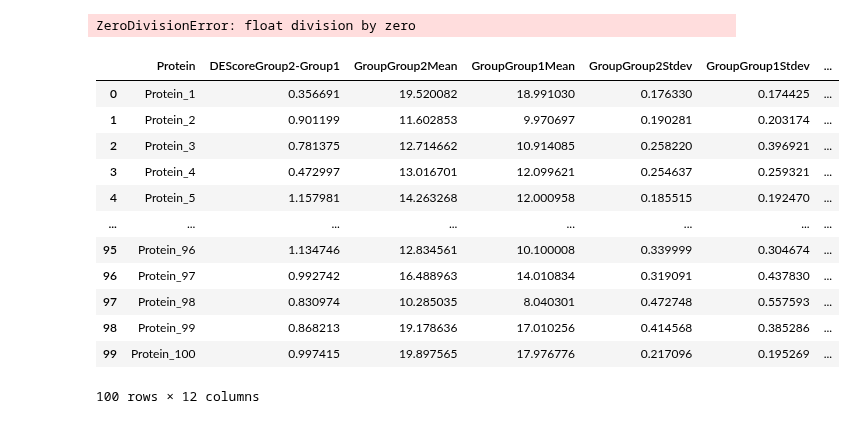
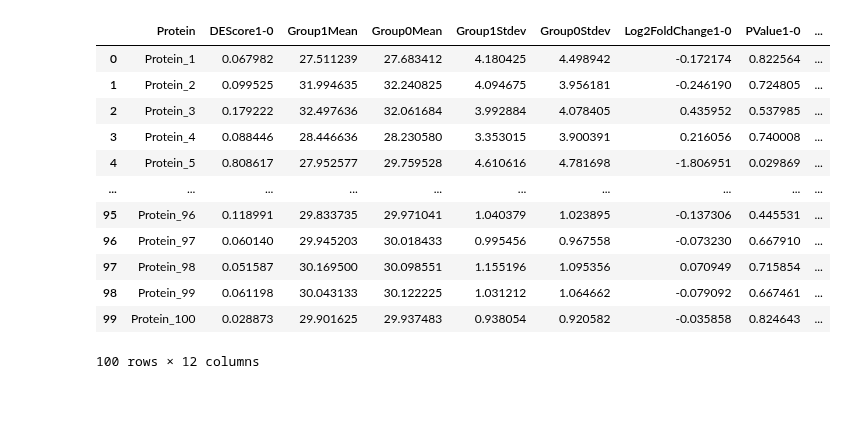
Before and after one commit to InfectionMedicineProteomics/DPKS, a Jupyter notebook: notebooks/simulated_data_creation.ipynb, the cells around one changed output. Cells and saved outputs as stored; diff of their text form; code cells hidden in the pictures.

```diff
--- a/notebooks/simulated_data_creation.ipynb
+++ b/notebooks/simulated_data_creation.ipynb
@@ -10,9 +10,9 @@ from sklearn.datasets import make_classification
 # %%
 
 # Parameters for the dataset
-n_samples = 1000
-n_features = 6000
-n_informative = 100
+n_samples = 100
+n_features = 100
+n_informative = 50
 n_redundant = 0
 n_repeated = 0
 n_noise = n_features - n_informative - n_redundant
@@ -25,9 +25,10 @@ X, y = make_classification(
     n_redundant=n_redundant,
     n_repeated=n_repeated,
     n_classes=2,
-    random_state=42,
-    n_clusters_per_class=2,
+    random_state=0,
+    n_clusters_per_class=1,
     shuffle=False,
-    shift=25,
-    scale=1
+    shift=30,
+    scale=1,
+    class_sep=2
 )
@@ -111,3 +92,9 @@ df = df.reset_index(names="Protein")
+# %%
+df = X.T.rename(
+    columns={
+        colidx: sample for colidx, sample in enumerate(samples)
+    }
+).reset_index(names="Protein")
 # %%
 group_labels = y
 # %%
@@ -143,24 +130,23 @@ quant_matrix = quant_matrix.compare(
     min_samples_per_group=2,
     level="protein",
     multiple_testing_correction_method="fdr_tsbh",
+    log2_transformed=True
 )
-# %% [output]
-ZeroDivisionError: float division by zero
 # %%
 da_df = quant_matrix.row_annotations
 # %%
-da_df[da_df['CorrectedPValueGroup2-Group1'] <= 0.01]
+da_df
 # %% [output]
-|  | Protein | DEScoreGroup2-Group1 | GroupGroup2Mean | GroupGroup1Mean | GroupGroup2Stdev | GroupGroup1Stdev | ... |
-| 0 | Protein_1 | 0.356691 | 19.520082 | 18.991030 | 0.176330 | 0.174425 | ... |
-| 1 | Protein_2 | 0.901199 | 11.602853 | 9.970697 | 0.190281 | 0.203174 | ... |
-| 2 | Protein_3 | 0.781375 | 12.714662 | 10.914085 | 0.258220 | 0.396921 | ... |
-| 3 | Protein_4 | 0.472997 | 13.016701 | 12.099621 | 0.254637 | 0.259321 | ... |
-| 4 | Protein_5 | 1.157981 | 14.263268 | 12.000958 | 0.185515 | 0.192470 | ... |
-| ... | ... | ... | ... | ... | ... | ... | ... |
-| 95 | Protein_96 | 1.134746 | 12.834561 | 10.100008 | 0.339999 | 0.304674 | ... |
-| 96 | Protein_97 | 0.992742 | 16.488963 | 14.010834 | 0.319091 | 0.437830 | ... |
-| 97 | Protein_98 | 0.830974 | 10.285035 | 8.040301 | 0.472748 | 0.557593 | ... |
-| 98 | Protein_99 | 0.868213 | 19.178636 | 17.010256 | 0.414568 | 0.385286 | ... |
-| 99 | Protein_100 | 0.997415 | 19.897565 | 17.976776 | 0.217096 | 0.195269 | ... |
+|  | Protein | DEScore1-0 | Group1Mean | Group0Mean | Group1Stdev | Group0Stdev | Log2FoldChange1-0 | PValue1-0 | ... |
+| 0 | Protein_1 | 0.067982 | 27.511239 | 27.683412 | 4.180425 | 4.498942 | -0.172174 | 0.822564 | ... |
+| 1 | Protein_2 | 0.099525 | 31.994635 | 32.240825 | 4.094675 | 3.956181 | -0.246190 | 0.724805 | ... |
+| 2 | Protein_3 | 0.179222 | 32.497636 | 32.061684 | 3.992884 | 4.078405 | 0.435952 | 0.537985 | ... |
+| 3 | Protein_4 | 0.088446 | 28.446636 | 28.230580 | 3.353015 | 3.900391 | 0.216056 | 0.740008 | ... |
+| 4 | Protein_5 | 0.808617 | 27.952577 | 29.759528 | 4.610616 | 4.781698 | -1.806951 | 0.029869 | ... |
+| ... | ... | ... | ... | ... | ... | ... | ... | ... | ... |
+| 95 | Protein_96 | 0.118991 | 29.833735 | 29.971041 | 1.040379 | 1.023895 | -0.137306 | 0.445531 | ... |
+| 96 | Protein_97 | 0.060140 | 29.945203 | 30.018433 | 0.995456 | 0.967558 | -0.073230 | 0.667910 | ... |
+| 97 | Protein_98 | 0.051587 | 30.169500 | 30.098551 | 1.155196 | 1.095356 | 0.070949 | 0.715854 | ... |
+| 98 | Protein_99 | 0.061198 | 30.043133 | 30.122225 | 1.031212 | 1.064662 | -0.079092 | 0.667461 | ... |
+| 99 | Protein_100 | 0.028873 | 29.901625 | 29.937483 | 0.938054 | 0.920582 | -0.035858 | 0.824643 | ... |
 100 rows × 12 columns
```
Also changed, not shown: parts of 11 cells of this notebook, 4 other files.
